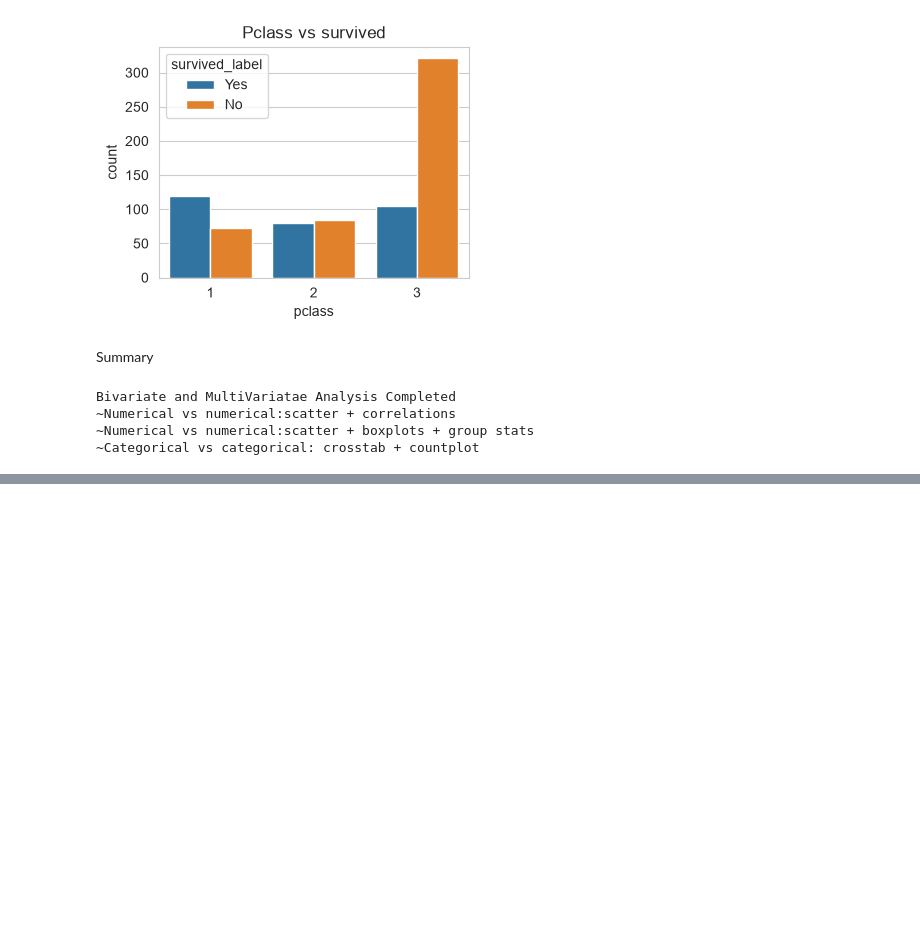
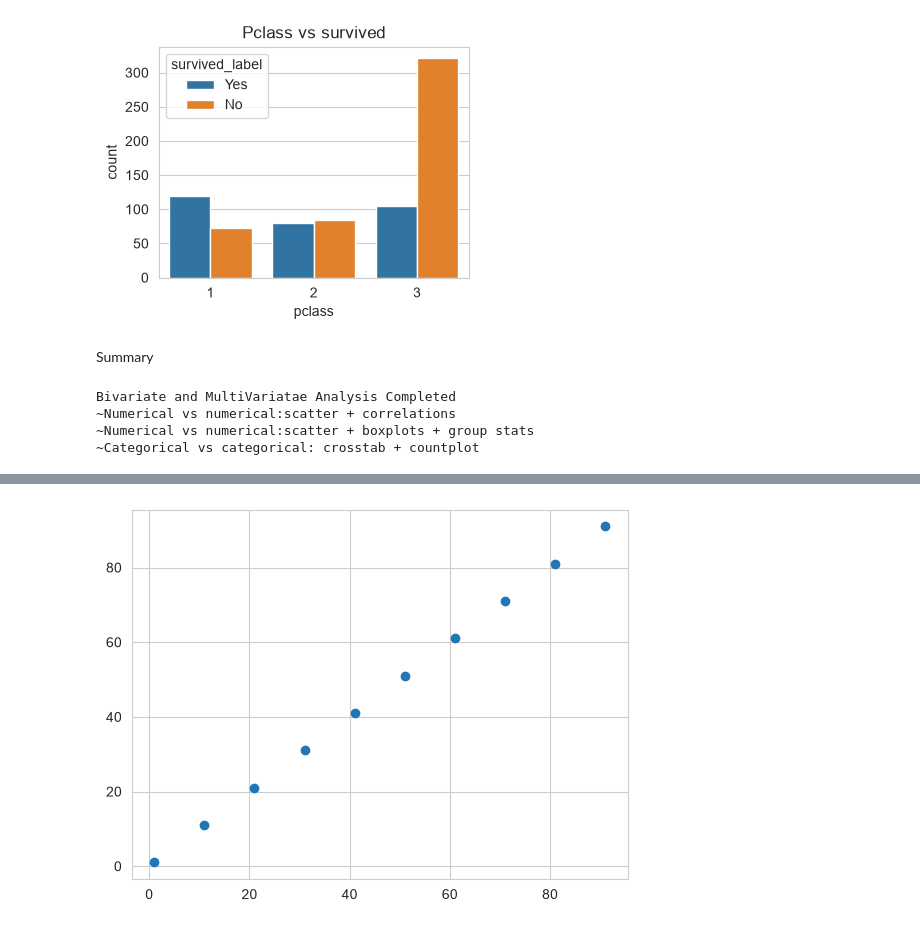
Before and after one commit to bibekpandey0521/eda, a Jupyter notebook: bivariate_analysis.ipynb, the cells around one changed output, grey strips where cells are left out. Cells and saved outputs as stored; diff of their text form; code cells hidden in the pictures; blank space fills up the shorter version.

```diff
--- a/bivariate_analysis.ipynb
+++ b/bivariate_analysis.ipynb
@@ -321,0 +374,6 @@ Bivariate and MultiVariatae Analysis Completed
+# %%
+x = np.arange(1,100,10)
+plt.scatter(x,x)
+plt.show()
+# %% [output]
+[figure, added]
```
Also changed, not shown: parts of 19 cells of this notebook, 1 other file.
